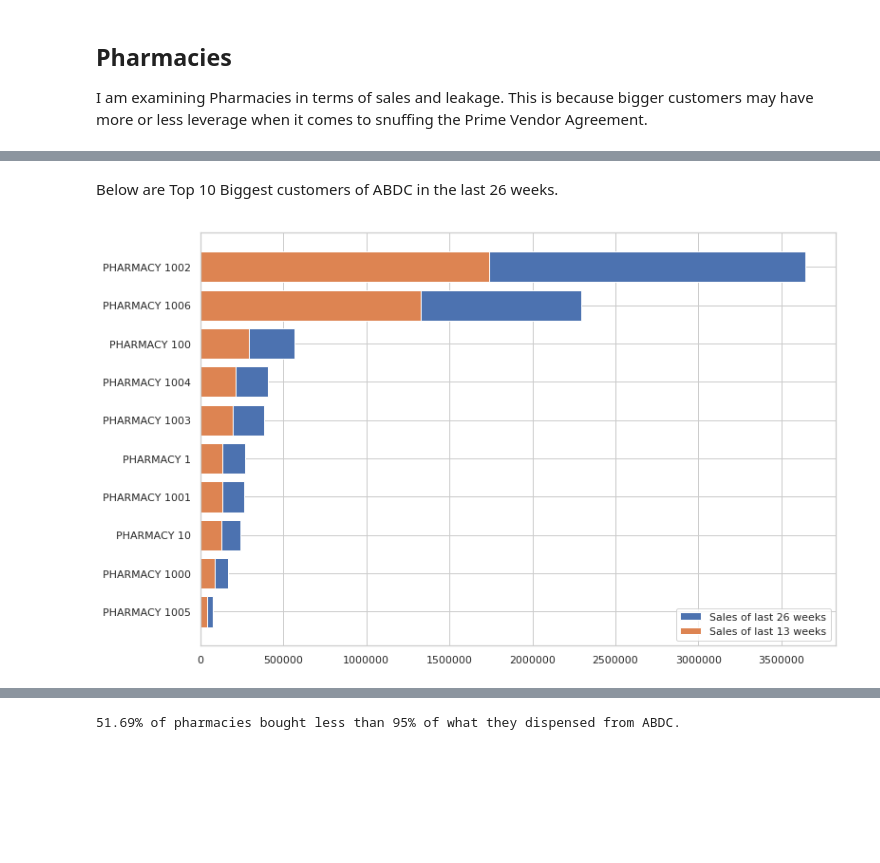
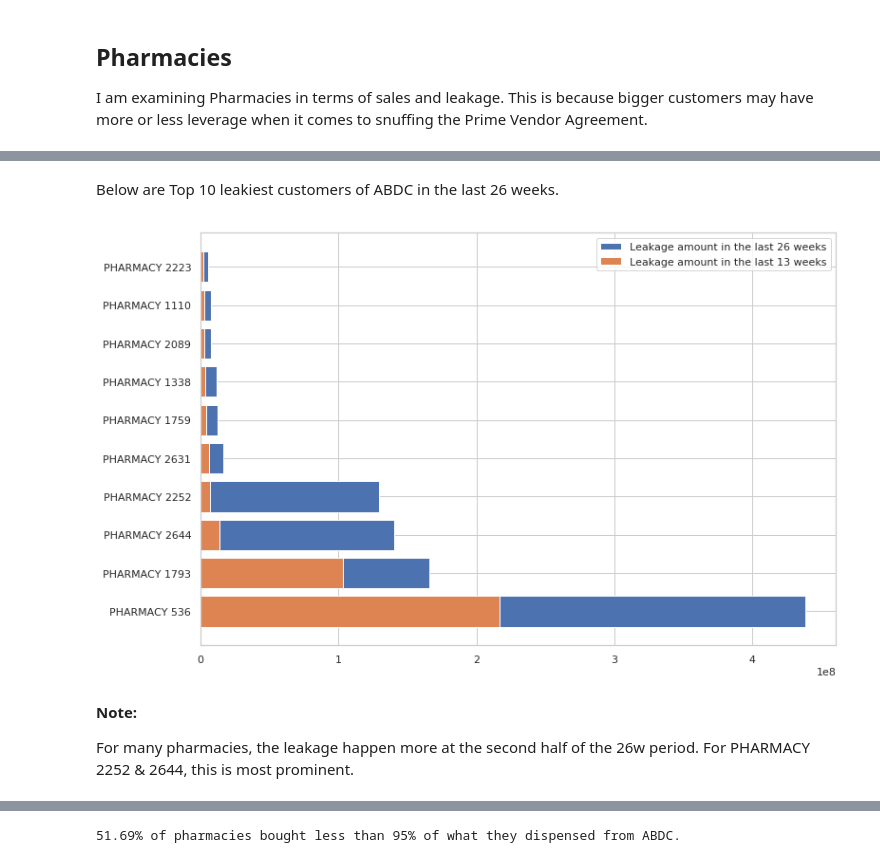
Before and after one commit to LinhHoang8997/AmerisourceBergen---Analytics-Challenge, a Jupyter notebook: notebooks/ABDC - Analytics Challenge - Revisited.ipynb, the cells around one changed output, grey strips where cells are left out. Cells and saved outputs as stored; diff of their text form; code cells hidden in the pictures; blank space fills up the shorter version.

```diff
--- a/notebooks/ABDC - Analytics Challenge - Revisited.ipynb
+++ b/notebooks/ABDC - Analytics Challenge - Revisited.ipynb
@@ -354,3 +349,5 @@ I am examining Pharmacies in terms of sales and leakage. This is because bigger
 # %%
 # Therefore, the original dataset, which had not had percentages calculated, is used.
 data_bypharm = data.groupby("PHRMCY_NAME").sum().reset_index()
+# %%
+data_bypharm = getLeakDol(data_bypharm)
@@ -357,18 +361,23 @@ data_bypharm = data.groupby("PHRMCY_NAME").sum().reset_index()
 # %% [markdown]
-Below are Top 10 Biggest customers of ABDC in the last 26 weeks.
+Below are Top 10 leakiest customers of ABDC in the last 26 weeks.
 # %%
 # Sort by top:
 top = 10
 
 fig = plt.figure()
-d1 = data_bypharm[["PHRMCY_NAME","sales_26w"]].head(top).sort_values(by='sales_26w', ascending=True).reset_index()
-d2 = data_bypharm[["PHRMCY_NAME","sales_13w"]].head(top).sort_values(by='sales_13w', ascending=True).reset_index()
-plt.barh(y=d1.index,width="sales_26w",data=d1, label="Sales of last 26 weeks")
-plt.barh(y=d2.index,width="sales_13w",data=d2, label="Sales of last 13 weeks" )
+d1 = data_bypharm[["PHRMCY_NAME","leak_dol_26w"]].sort_values(by='leak_dol_26w', ascending=False).head(top).reset_index()
+d2 = data_bypharm[["PHRMCY_NAME","leak_dol_13w"]].sort_values(by='leak_dol_13w', ascending=False).head(top).reset_index()
+plt.barh(y=d1.index,width="leak_dol_26w",data=d1, label="Leakage amount in the last 26 weeks")
+plt.barh(y=d2.index,width="leak_dol_13w",data=d2, label="Leakage amount in the last 13 weeks" )
 plt.legend()
 plt.yticks(d1.index, d1['PHRMCY_NAME']);
 # %% [output]
-[figure, old version]
+[figure, new version]
+# %% [markdown]
+**Note:**
+
+For many pharmacies, the leakage happen more at the second half of the 26w period.
+For PHARMACY 2252 & 2644, this is most prominent.
 # %%
 leak_bypharm = data_ready.groupby("PHRMCY_NAME").mean().reset_index()
 leaked_pharm = leak_bypharm[leak_bypharm.leak_26w > 0]
```
Also changed, not shown: parts of 26 cells of this notebook, 1 other file.
